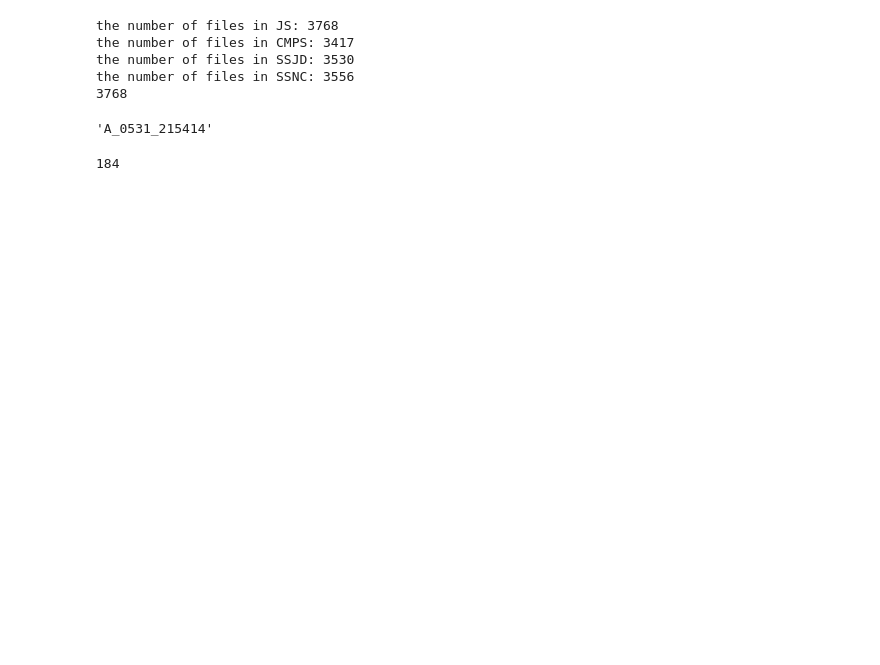
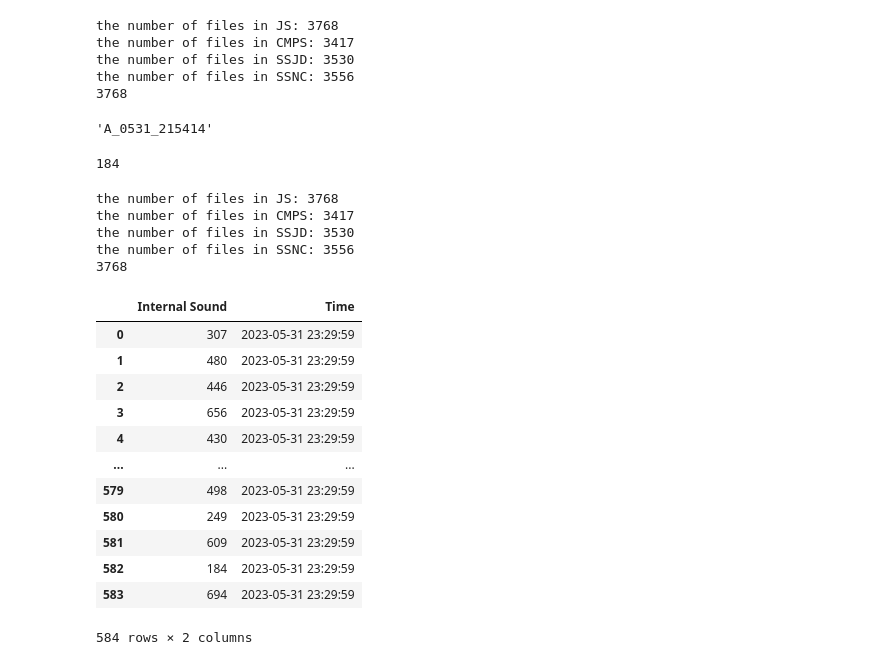
Before and after one commit to changyeon99/forCapstone, a Jupyter notebook: TimingBeltDataPreprocessing.ipynb, the cells around one changed output. Drawn from its saved outputs; the diff is of its cells as text; code cells hidden in the pictures; blank space fills up the shorter version.

```diff
--- a/TimingBeltDataPreprocessing.ipynb
+++ b/TimingBeltDataPreprocessing.ipynb
@@ -35,6 +36,8 @@ for faulttype in faulttypelist:
             # globals()['A_'+currentfile.strftime("%m%d_%H%M%S")]['Ambient Temp.'] = globals()['A_'+currentfile.strftime("%m%d_%H%M%S")]['Ambient Temp.'].astype(float) # 온도 데이터 필요할 때 살리세요.
             # globals()['A_'+currentfile.strftime("%m%d_%H%M%S")]['Target Temp.'] = globals()['A_'+currentfile.strftime("%m%d_%H%M%S")]['Target Temp.'].astype(float)
             globals()['A_'+currentfile.strftime("%m%d_%H%M%S")] = pd.DataFrame(globals()['A_'+currentfile.strftime("%m%d_%H%M%S")].loc[:, 'Internal Sound']) # 온도 데이터 필요할 때 죽이세요.
+            globals()['A_'+currentfile.strftime("%m%d_%H%M%S")]['Time'] = currentfile # Time 열 추가. 모든 행이 같은 시각.
+            globals()['A_'+currentfile.strftime("%m%d_%H%M%S")]['Time'] = pd.to_datetime(globals()['A_'+currentfile.strftime("%m%d_%H%M%S")]['Time'])
             if faulttype == 'JS':
                 filesinJS.append('A_'+currentfile.strftime("%m%d_%H%M%S"))
             elif faulttype == 'CMPS':
@@ -120,2 +123,61 @@ len(missingfilesofJS) # 184. 결측 파일 정보. 184+3768=3952
 # %% [output]
 184
+# %%
+# JS, CMPS, SSJD, SSNC. 결측치 및 이상 데이터를 포함하는 행을 제외한 Internal Sound 열
+filesinJS = []
+filesinCMPS = []
+filesinSSJD = []
+filesinSSNC = []
+faulttypelist = ['JS', 'CMPS', 'SSJD', 'SSNC'] # 결함 유형
+for faulttype in faulttypelist:
+    os.chdir("C:\\Users\\99kit\\Desktop\\라즈베리파이제발\\Belt_"+faulttype)
+    filelist = glob.glob('**/*.txt', recursive=True) # 결함 유형 폴더에서 불러온 모든 txt 파일
+    len(filelist) # 3768, 3417, 3530, 3556
+    num = 0
+    for i in range(len(filelist)):
+        currentfile = datetime.datetime(2023, int(filelist[i][:2]), int(filelist[i][3:5]), int(filelist[i][6:8]), int(filelist[i][9:11]), int(filelist[i][12:14]))
+        with open(filelist[i], 'r') as file:
+            data = []
+            for line in file:
+                values = line.strip().split(',')
+                if len(values)==3:
+                    data.append(values) # Internal Sound, Ambient Temmp., Target Temp. 열에 값이 없거나 보다 많은 개수의 값이 존재하는 행은 버릴 것입니다.
+            globals()['A_'+currentfile.strftime("%m%d_%H%M%S")] = pd.DataFrame(data, columns=['Internal Sound', 'Ambient Temp.', 'Target Temp.']) # 동적 변수 생성
+            globals()['A_'+currentfile.strftime("%m%d_%H%M%S")]['Internal Sound'] = globals()['A_'+currentfile.strftime("%m%d_%H%M%S")]['Internal Sound'].astype(int)
+            # globals()['A_'+currentfile.strftime("%m%d_%H%M%S")]['Ambient Temp.'] = globals()['A_'+currentfile.strftime("%m%d_%H%M%S")]['Ambient Temp.'].astype(float) # 온도 데이터 필요할 때 살리세요.
+            # globals()['A_'+currentfile.strftime("%m%d_%H%M%S")]['Target Temp.'] = globals()['A_'+currentfile.strftime("%m%d_%H%M%S")]['Target Temp.'].astype(float)
+            globals()['A_'+currentfile.strftime("%m%d_%H%M%S")] = pd.DataFrame(globals()['A_'+currentfile.strftime("%m%d_%H%M%S")].loc[:, 'Internal Sound']) # 온도 데이터 필요할 때 죽이세요.
+            globals()['A_'+currentfile.strftime("%m%d_%H%M%S")]['Time'] = currentfile # Time 열 추가. 모든 행이 같은 시각.
+            globals()['A_'+currentfile.strftime("%m%d_%H%M%S")]['Time'] = pd.to_datetime(globals()['A_'+currentfile.strftime("%m%d_%H%M%S")]['Time'])
+            if faulttype == 'JS':
+                filesinJS.append('A_'+currentfile.strftime("%m%d_%H%M%S"))
+            elif faulttype == 'CMPS':
+                filesinCMPS.append('A_'+currentfile.strftime("%m%d_%H%M%S"))
+            elif faulttype == 'SSJD':
+                filesinSSJD.append('A_'+currentfile.strftime("%m%d_%H%M%S"))
+            elif faulttype == 'SSNC':
+                filesinSSNC.append('A_'+currentfile.strftime("%m%d_%H%M%S"))
+            num += 1
+    print(f"the number of files in {faulttype}: {num}") # 3768, 3417, 3530, 3556
+print(len(filesinJS)) # 3768
+filesinCMPS[-1] # CMPS 마지막 동적 변수 이름
+A_0531_232959 # 동적 변수 이름
+# %% [output]
+the number of files in JS: 3768
+the number of files in CMPS: 3417
+the number of files in SSJD: 3530
+the number of files in SSNC: 3556
+3768
+|  | Internal Sound | Time |
+| 0 | 307 | 2023-05-31 23:29:59 |
+| 1 | 480 | 2023-05-31 23:29:59 |
+| 2 | 446 | 2023-05-31 23:29:59 |
+| 3 | 656 | 2023-05-31 23:29:59 |
+| 4 | 430 | 2023-05-31 23:29:59 |
+| ... | ... | ... |
+| 579 | 498 | 2023-05-31 23:29:59 |
+| 580 | 249 | 2023-05-31 23:29:59 |
+| 581 | 609 | 2023-05-31 23:29:59 |
+| 582 | 184 | 2023-05-31 23:29:59 |
+| 583 | 694 | 2023-05-31 23:29:59 |
+584 rows × 2 columns
```
Also changed, not shown: parts of 10 cells of this notebook.
